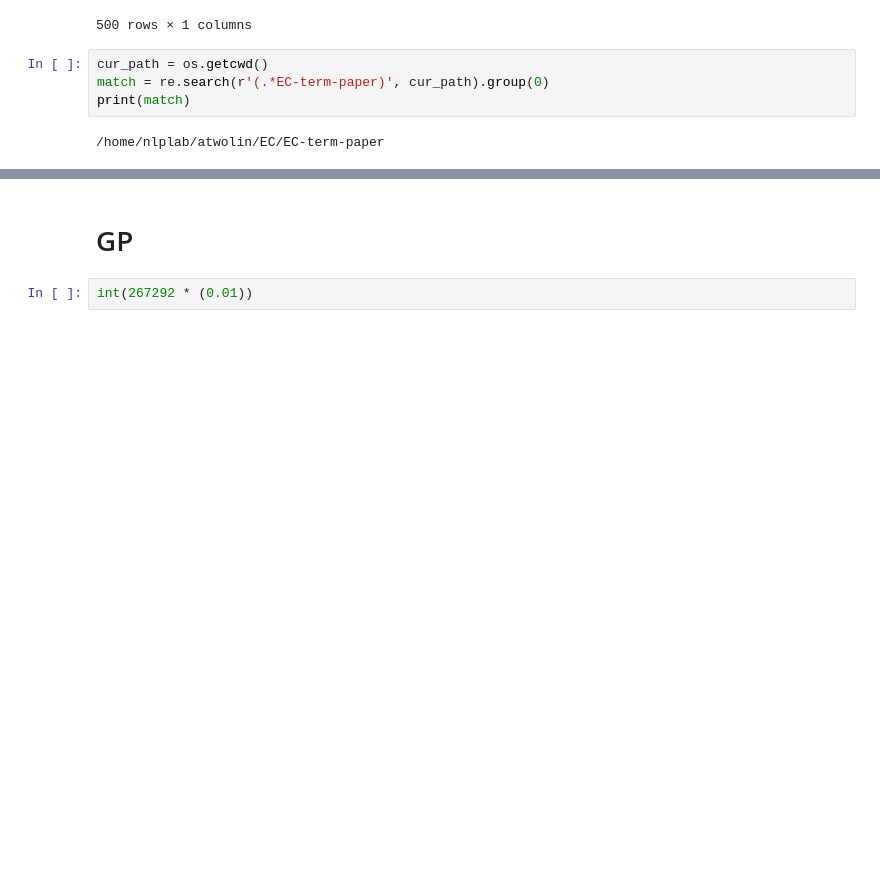
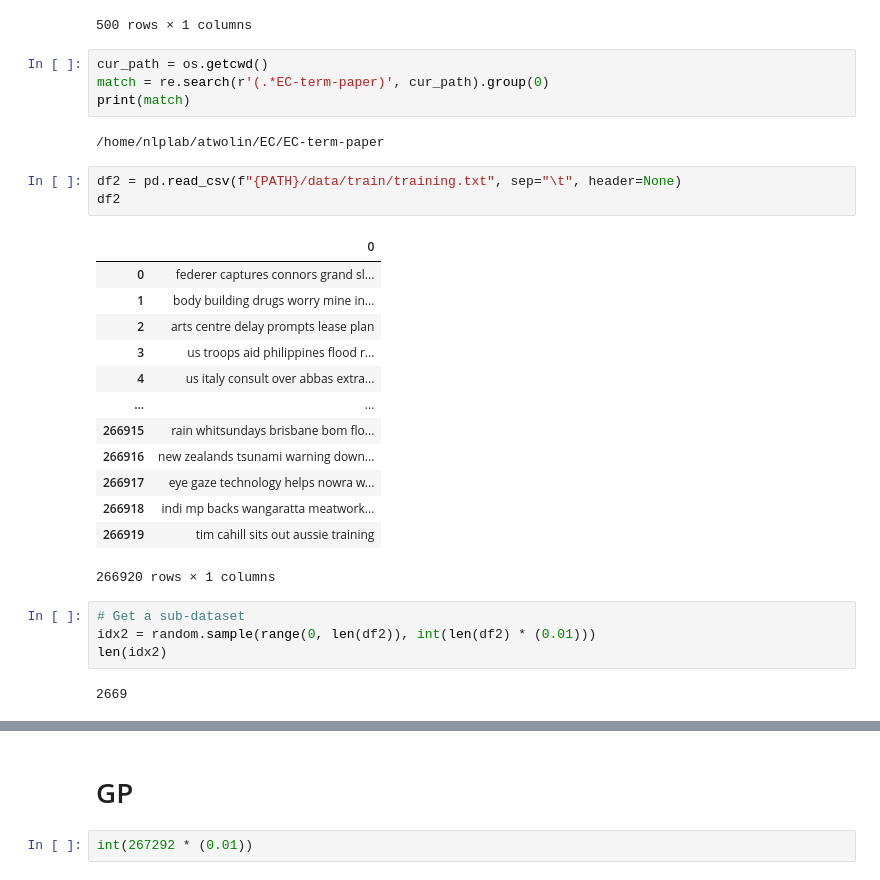
Before and after one commit to atwolin/EC-term-paper, a Jupyter notebook: test.ipynb, the cells around one changed output, grey strips where cells are left out. Cells and saved outputs as stored; diff of their text form; blank space fills up the shorter version.

```diff
--- a/test.ipynb
+++ b/test.ipynb
@@ -45,3 +49,26 @@ match = re.search(r'(.*EC-term-paper)', cur_path).group(0)
 print(match)
 # %% [output]
 /home/nlplab/atwolin/EC/EC-term-paper
+# %%
+df2 = pd.read_csv(f"{PATH}/data/train/training.txt", sep="\t", header=None)
+df2
+# %% [output]
+|  | 0 |
+| 0 | federer captures connors grand sl... |
+| 1 | body building drugs worry mine in... |
+| 2 | arts centre delay prompts lease plan |
+| 3 | us troops aid philippines flood r... |
+| 4 | us italy consult over abbas extra... |
+| ... | ... |
+| 266915 | rain whitsundays brisbane bom flo... |
+| 266916 | new zealands tsunami warning down... |
+| 266917 | eye gaze technology helps nowra w... |
+| 266918 | indi mp backs wangaratta meatwork... |
+| 266919 | tim cahill sits out aussie training |
+266920 rows × 1 columns
+# %%
+# Get a sub-dataset
+idx2 = random.sample(range(0, len(df2)), int(len(df2) * (0.01)))
+len(idx2)
+# %% [output]
+2669
```
Also changed, not shown: parts of 3 cells of this notebook, 2 other files.
